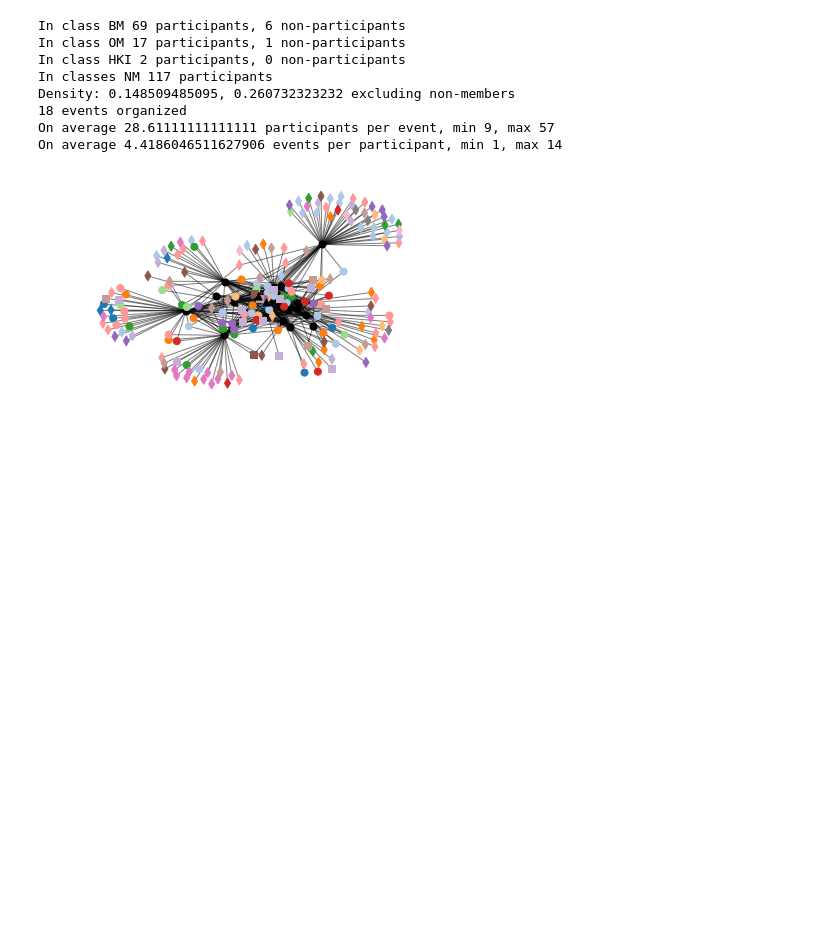
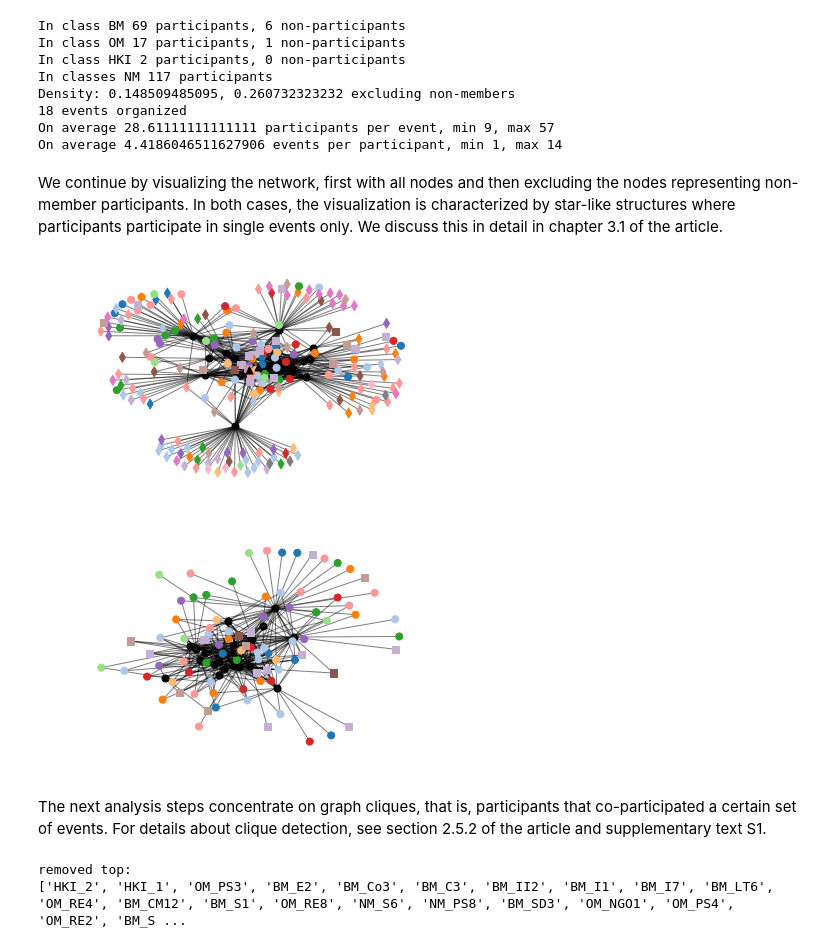
Before and after one commit to onerva-korhonen/climate-companions-bipartite, a Jupyter notebook: example.ipynb, the cells around one changed output. Cells and saved outputs as stored; diff of their text form; code cells hidden in the pictures; blank space fills up the shorter version.

```diff
--- a/example.ipynb
+++ b/example.ipynb
@@ -210,7 +210,20 @@ On average 28.61111111111111 participants per event, min 9, max 57
 On average 4.4186046511627906 events per participant, min 1, max 14
 # %%
 # TODO: the Jaccard code used to be here but I deleted it; do we need it here?
-# %%
-functions.drawNetwork(bnet,cfg)
-# %% [output]
-[figure, removed]
+# %% [markdown]
+We continue by visualizing the network, first with all nodes and then excluding the nodes representing non-member participants. In both cases, the visualization is characterized by star-like structures where participants participate in single events only. We discuss this in detail in chapter 3.1 of the article.
+# %%
+cfg['skipNonMembersInVisualization'] = False
+functions.drawNetwork(bnet,cfg)
+cfg['skipNonMembersInVisualization'] = True
+functions.drawNetwork(bnet,cfg) # repeat network drawing without non-member nodes
+# %% [output]
+[figure, added]
+[figure, added]
+# %% [markdown]
+The next analysis steps concentrate on graph cliques, that is, participants that co-participated a certain set of events. For details about clique detection, see section 2.5.2 of the article and supplementary text S1.
+# %%
+cliques, cliqueInfo = functions.findBicliques(bnet)
+# %% [output]
+removed top:
+['HKI_2', 'HKI_1', 'OM_PS3', 'BM_E2', 'BM_Co3', 'BM_C3', 'BM_II2', 'BM_I1', 'BM_I7', 'BM_LT6', 'OM_RE4', 'BM_CM12', 'BM_S1', 'OM_RE8', 'NM_S6', 'NM_PS8', 'BM_SD3', 'OM_NGO1', 'OM_PS4', 'OM_RE2', 'BM_S ...
```
Also changed, not shown: parts of 4 cells of this notebook.
